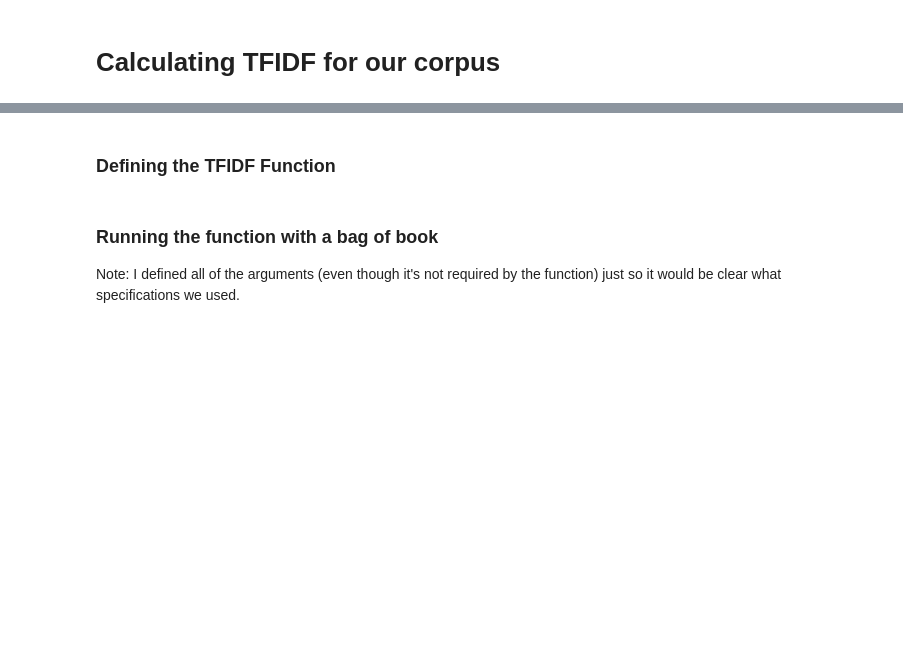
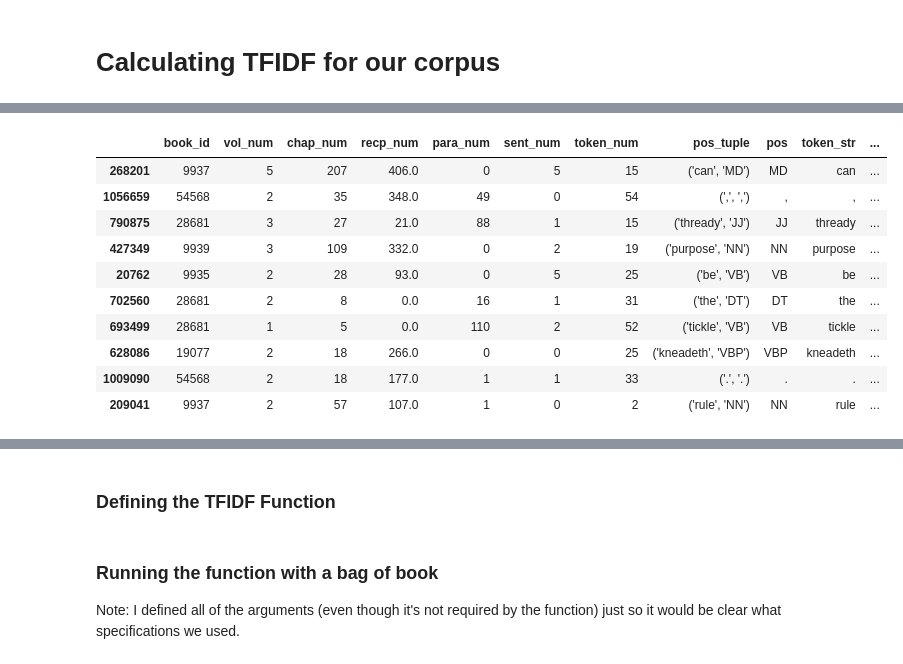
Before and after one commit to brigittehogan/Cookbook-Analytics, a Jupyter notebook: TFIDF.ipynb, the cells around one changed output, grey strips where cells are left out. Cells and saved outputs as stored; diff of their text form; code cells hidden in the pictures; blank space fills up the shorter version.

```diff
--- a/TFIDF.ipynb
+++ b/TFIDF.ipynb
@@ -34,0 +39,3 @@ TOKEN.sample(20, random_state=2887)
+# %%
+LIB = pd.read_csv('LIB.csv')
+LIB
@@ -34,0 +60,16 @@ TOKEN.sample(20, random_state=2887)
+# %%
+#merging in the library table since it contains the book year
+TOKEN1 = pd.merge(TOKEN,LIB,on='book_id', how="inner")
+TOKEN1.sample(10)
+# %% [output]
+|  | book_id | vol_num | chap_num | recp_num | para_num | sent_num | token_num | pos_tuple | pos | token_str | ... |
+| 268201 | 9937 | 5 | 207 | 406.0 | 0 | 5 | 15 | ('can', 'MD') | MD | can | ... |
+| 1056659 | 54568 | 2 | 35 | 348.0 | 49 | 0 | 54 | (',', ',') | , | , | ... |
+| 790875 | 28681 | 3 | 27 | 21.0 | 88 | 1 | 15 | ('thready', 'JJ') | JJ | thready | ... |
+| 427349 | 9939 | 3 | 109 | 332.0 | 0 | 2 | 19 | ('purpose', 'NN') | NN | purpose | ... |
+| 20762 | 9935 | 2 | 28 | 93.0 | 0 | 5 | 25 | ('be', 'VB') | VB | be | ... |
+| 702560 | 28681 | 2 | 8 | 0.0 | 16 | 1 | 31 | ('the', 'DT') | DT | the | ... |
+| 693499 | 28681 | 1 | 5 | 0.0 | 110 | 2 | 52 | ('tickle', 'VB') | VB | tickle | ... |
+| 628086 | 19077 | 2 | 18 | 266.0 | 0 | 0 | 25 | ('kneadeth', 'VBP') | VBP | kneadeth | ... |
+| 1009090 | 54568 | 2 | 18 | 177.0 | 1 | 1 | 33 | ('.', '.') | . | . | ... |
+| 209041 | 9937 | 2 | 57 | 107.0 | 1 | 0 | 2 | ('rule', 'NN') | NN | rule | ... |
```
Also changed, not shown: parts of 15 cells of this notebook.
